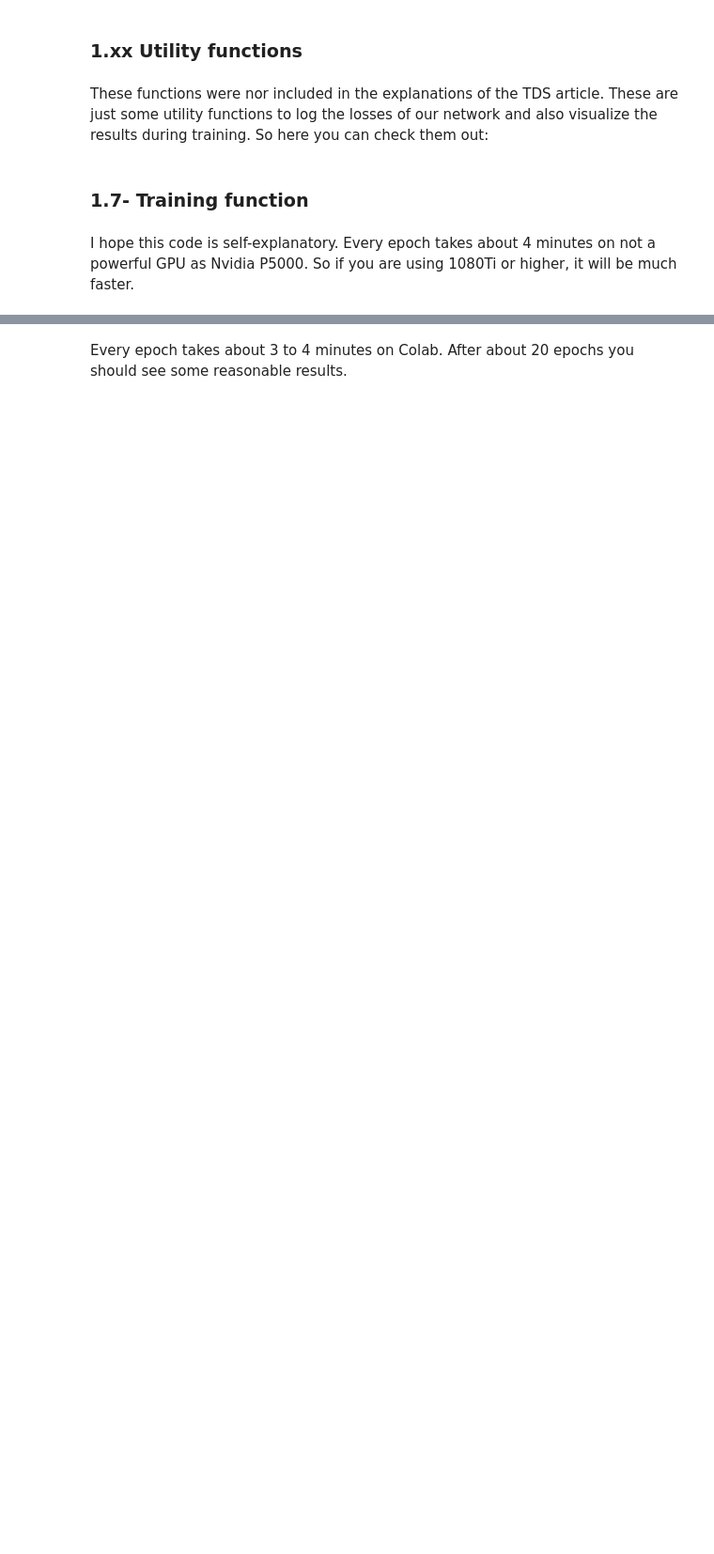
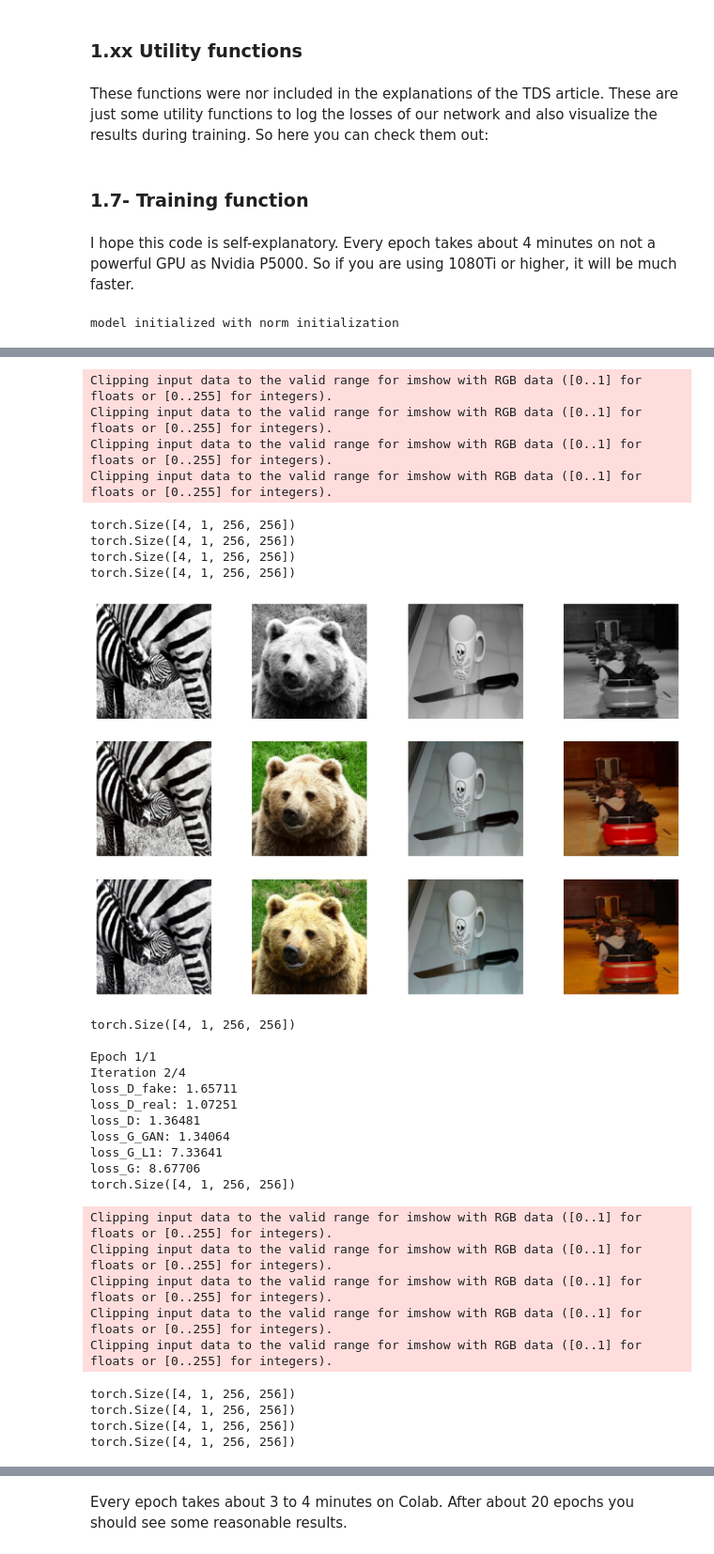
Before and after one commit to IlyaKodua/pix2pix_with_low_pass_filter, a Jupyter notebook: Image_Colorization_with_U-Net_GAN.ipynb, the cells around one changed output, grey strips where cells are left out. Shown at 94% size. Saved outputs shown, nothing was run; the diff lists cells and outputs as text; code cells hidden in the pictures; blank space fills up the shorter version.

Commit message:
[+] add normalization like in richard model

```diff
--- a/Image_Colorization_with_U-Net_GAN.ipynb
+++ b/Image_Colorization_with_U-Net_GAN.ipynb
@@ -442,10 +634,10 @@ class MainModel(nn.Module):
         self.device = torch.device("cuda" if torch.cuda.is_available() else "cpu")
         self.lambda_L1 = lambda_L1
 
-        if net_G is None:
-            self.net_G = init_model(Unet(input_c=1, output_c=2, n_down=8, num_filters=64), self.device)
-        else:
-            self.net_G = net_G.to(self.device)
+        # if net_G is None:
+        #     self.net_G = init_model(Unet(input_c=1, output_c=2, n_down=8, num_filters=64), self.device)
+        # else:
+        self.net_G = net_G.to(self.device)
         self.net_D = init_model(PatchDiscriminator(input_c=3, n_down=3, num_filters=64), self.device)
         self.GANcriterion = GANLoss(gan_mode='vanilla').to(self.device)
         self.L1criterion = nn.L1Loss()
@@ -457,8 +649,10 @@ class MainModel(nn.Module):
             p.requires_grad = requires_grad
 
     def setup_input(self, data):
-        self.L = data['L'].to(self.device)
-        self.ab = data['ab'].to(self.device)
+        img_lab = rgb2lab(data)
+        self.L = img_lab[:,0:1,:,:].to(self.device)
+        print( self.L.shape)
+        self.ab = img_lab[:,1:3,:,:].to(self.device)
 
     def forward(self):
         self.fake_color = self.net_G(self.L)
@@ -536,14 +730,13 @@ def lab_to_rgb(L, ab):
     Takes a batch of images
     """
 
-    L = (L + 1.) * 50.
-    ab = ab * 110.
-    Lab = torch.cat([L, ab], dim=1).permute(0, 2, 3, 1).cpu().numpy()
-    rgb_imgs = []
-    for img in Lab:
-        img_rgb = lab2rgb(img)
-        rgb_imgs.append(img_rgb)
-    return np.stack(rgb_imgs, axis=0)
+    Lab = torch.cat([L, ab], dim=1)
+    RGB = lab2rgb(Lab)
+    rgb_imgs = RGB.permute(0, 2, 3, 1).cpu().numpy()
+    rgb = []
+    for img in rgb_imgs:
+        rgb.append(img)
+    return np.stack(rgb, axis=0)
 
 def visualize(model, data, save=True):
     model.net_G.eval()
@@ -557,8 +750,9 @@ def visualize(model, data, save=True):
     fake_imgs = lab_to_rgb(L, fake_color)
     real_imgs = lab_to_rgb(L, real_color)
     fig = plt.figure(figsize=(15, 8))
-    for i in range(5):
+    for i in range(L.shape[0]):
         ax = plt.subplot(3, 5, i + 1)
+        print(L.shape)
         ax.imshow(L[i][0].cpu(), cmap='gray')
         ax.axis("off")
         ax = plt.subplot(3, 5, i + 1 + 5)
@@ -579,7 +773,7 @@ def log_results(loss_meter_dict):
 # %% [markdown]
 I hope this code is self-explanatory. Every epoch takes about 4 minutes on not a powerful GPU as Nvidia P5000. So if you are using 1080Ti or higher, it will be much faster.
 # %%
-def train_model(model, train_dl, epochs, display_every=200):
+def train_model(model, train_dl, epochs, display_every=1):
     data = next(iter(val_dl)) # getting a batch for visualizing the model output after fixed intrvals
     for e in range(epochs):
         loss_meter_dict = create_loss_meters() # function returing a dictionary of objects to
@@ -587,13 +781,17 @@ def train_model(model, train_dl, epochs, display_every=200):
         for data in tqdm(train_dl):
             model.setup_input(data)
             model.optimize()
-            update_losses(model, loss_meter_dict, count=data['L'].size(0)) # function updating the log objects
+            update_losses(model, loss_meter_dict, count=data.shape[0]) # function updating the log objects
             i += 1
             if i % display_every == 0:
                 print(f"\nEpoch {e+1}/{epochs}")
                 print(f"Iteration {i}/{len(train_dl)}")
                 log_results(loss_meter_dict) # function to print out the losses
-                # visualize(model, data, save=False) # function displaying the model's outputs
+                visualize(model, data, save=False) # function displaying the model's outputs
 
-model = MainModel()
-train_model(model, train_dl, 100)
+gen = siggraph17(True)
+model = MainModel(net_G = gen)
+
+train_model(model, train_dl, 1)
+# %% [output]
+model initialized with norm initialization
@@ -599,0 +809,29 @@ train_model(model, train_dl, 100)
+Clipping input data to the valid range for imshow with RGB data ([0..1] for floats or [0..255] for integers).
+Clipping input data to the valid range for imshow with RGB data ([0..1] for floats or [0..255] for integers).
+Clipping input data to the valid range for imshow with RGB data ([0..1] for floats or [0..255] for integers).
+Clipping input data to the valid range for imshow with RGB data ([0..1] for floats or [0..255] for integers).
+torch.Size([4, 1, 256, 256])
+torch.Size([4, 1, 256, 256])
+torch.Size([4, 1, 256, 256])
+torch.Size([4, 1, 256, 256])
+[figure, added]
+torch.Size([4, 1, 256, 256])
+
+Epoch 1/1
+Iteration 2/4
+loss_D_fake: 1.65711
+loss_D_real: 1.07251
+loss_D: 1.36481
+loss_G_GAN: 1.34064
+loss_G_L1: 7.33641
+loss_G: 8.67706
+torch.Size([4, 1, 256, 256])
+Clipping input data to the valid range for imshow with RGB data ([0..1] for floats or [0..255] for integers).
+Clipping input data to the valid range for imshow with RGB data ([0..1] for floats or [0..255] for integers).
+Clipping input data to the valid range for imshow with RGB data ([0..1] for floats or [0..255] for integers).
+Clipping input data to the valid range for imshow with RGB data ([0..1] for floats or [0..255] for integers).
+Clipping input data to the valid range for imshow with RGB data ([0..1] for floats or [0..255] for integers).
+torch.Size([4, 1, 256, 256])
+torch.Size([4, 1, 256, 256])
+torch.Size([4, 1, 256, 256])
+torch.Size([4, 1, 256, 256])
```
Also changed, not shown: parts of 10 cells of this notebook.
